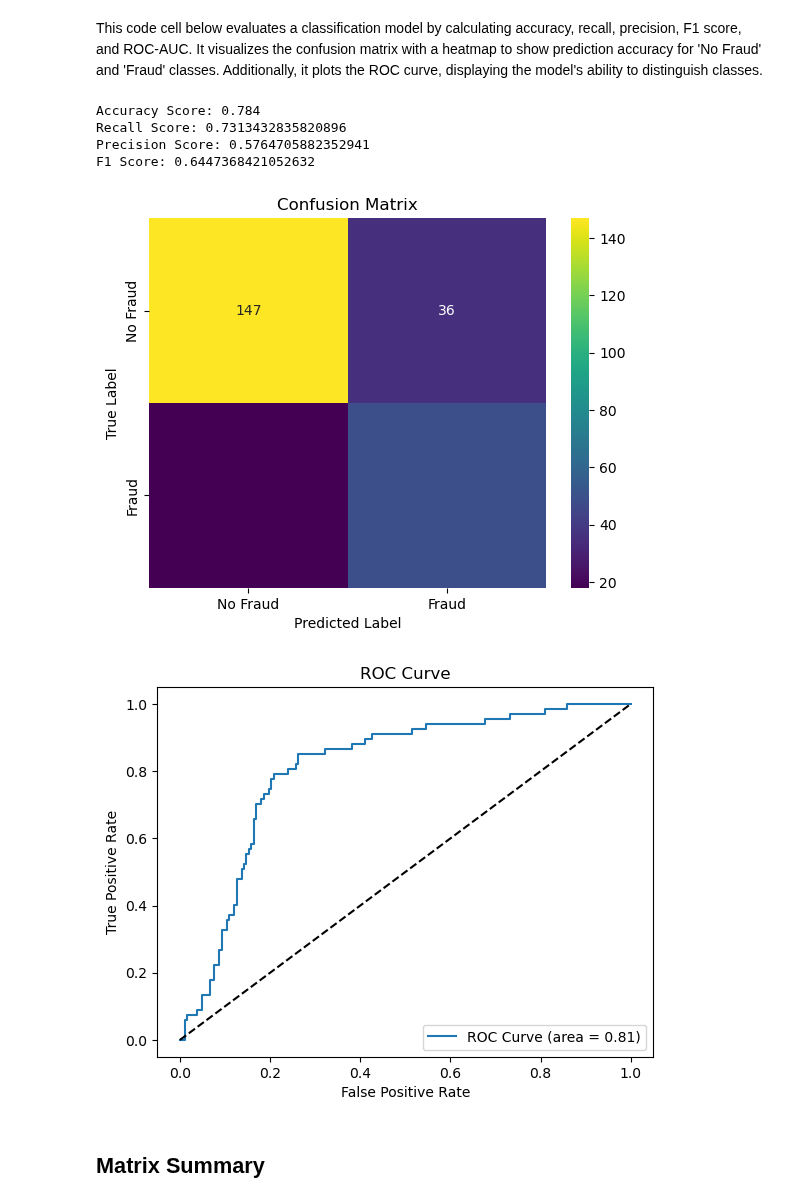
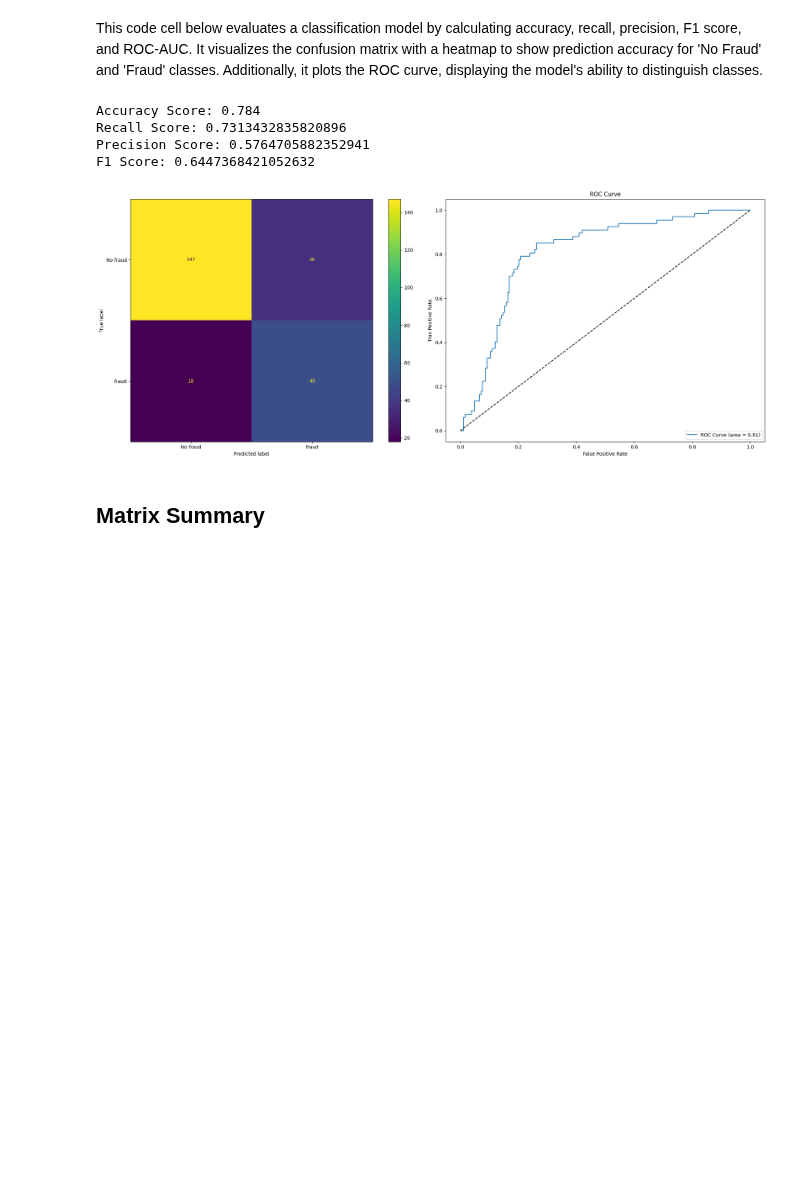
Before and after one commit to She-LoyceTsuma/Capstone, a Jupyter notebook: modelling.ipynb, the cells around one changed output. Cells and saved outputs as stored; diff of their text form; code cells hidden in the pictures; blank space fills up the shorter version.

Commit message:
fixed confusion matrix, added classification report

```diff
--- a/modelling.ipynb
+++ b/modelling.ipynb
@@ -405,42 +405,56 @@ recall_score(y_test,y_preds)
 # %% [markdown]
 This code cell below  evaluates a classification model by calculating accuracy, recall, precision, F1 score, and ROC-AUC. It visualizes the confusion matrix with a heatmap to show prediction accuracy for 'No Fraud' and 'Fraud' classes. Additionally, it plots the ROC curve, displaying the model's ability to distinguish classes.
 # %%
-from sklearn.metrics import recall_score, precision_score, f1_score, accuracy_score, roc_auc_score, confusion_matrix, roc_curve
+from sklearn.metrics import (
+    recall_score,
+    precision_score,
+    f1_score,
+    accuracy_score,
+    roc_auc_score,
+    confusion_matrix,
+    roc_curve,
+    ConfusionMatrixDisplay
+)
 import matplotlib.pyplot as plt
 import seaborn as sns
+
+fig, axes = plt.subplots(1, 2, figsize=(20, 8))
 
 y_pred_proba = final_model.predict_proba(X_test_preprocessed)[:, 1]
 # Calculate evaluation metrics
 print("Accuracy Score:", accuracy_score(y_test, y_preds))
 print("Recall Score:", recall_score(y_test, y_preds))
 print("Precision Score:", precision_score(y_test, y_preds))
 print("F1 Score:", f1_score(y_test, y_preds))
 #print("ROC-AUC Score:", roc_auc_score(y_test, y_pred_proba))
 
 # Confusion Matrix
 conf_matrix = confusion_matrix(y_test, y_preds)
-sns.heatmap(conf_matrix, annot=True, fmt="d", cmap="viridis", xticklabels=['No Fraud', 'Fraud'], yticklabels=['No Fraud', 'Fraud'])
-plt.xlabel('Predicted Label')
-plt.ylabel('True Label')
-plt.title('Confusion Matrix')
-plt.show()
+disp = ConfusionMatrixDisplay(
+    conf_matrix,
+    display_labels=['No fraud', 'fraud']
+)
+disp.plot(ax=axes[0])
 
 # ROC Curve
 fpr, tpr, thresholds = roc_curve(y_test, y_pred_proba)
-plt.plot(fpr, tpr, label=f'ROC Curve (area = {roc_auc_score(y_test, y_pred_proba):.2f})')
-plt.plot([0, 1], [0, 1], 'k--')  # Diagonal line for random chance
-plt.xlabel('False Positive Rate')
-plt.ylabel('True Positive Rate')
-plt.title('ROC Curve')
-plt.legend(loc="lower right")
-plt.show()
+axes[1].plot(
+    fpr,
+    tpr,
+    label=f'ROC Curve (area = {roc_auc_score(y_test, y_pred_proba):.2f})'
+)
+axes[1].plot([0, 1], [0, 1], 'k--')  # Diagonal line for random chance
+axes[1].set_xlabel('False Positive Rate')
+axes[1].set_ylabel('True Positive Rate')
+axes[1].set_title('ROC Curve')
+axes[1].legend(loc="lower right")
+plt.tight_layout();
 # %% [output]
 Accuracy Score: 0.784
 Recall Score: 0.7313432835820896
 Precision Score: 0.5764705882352941
 F1 Score: 0.6447368421052632
-[figure, old version]
+[figure, new version]
-[figure, removed]
 # %% [markdown]
 ## Matrix Summary
 # %%
```
Also changed, not shown: parts of 8 cells of this notebook.
